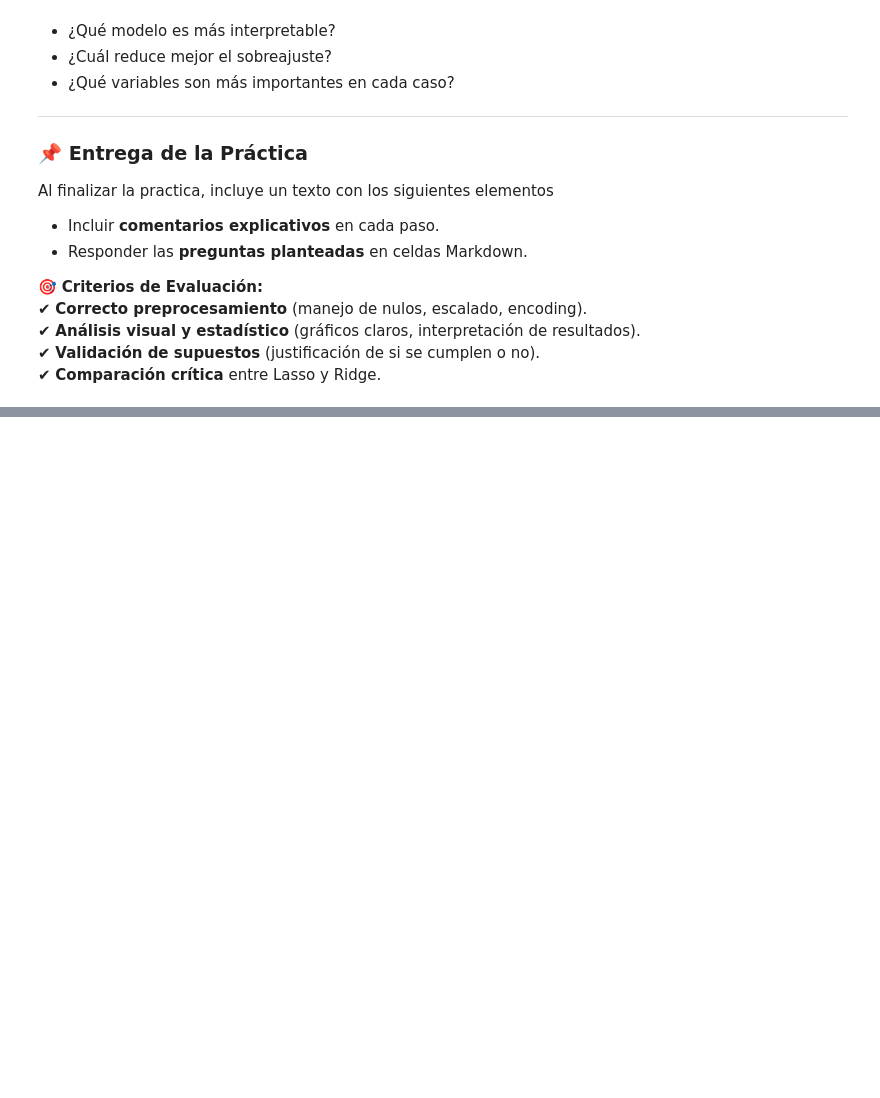
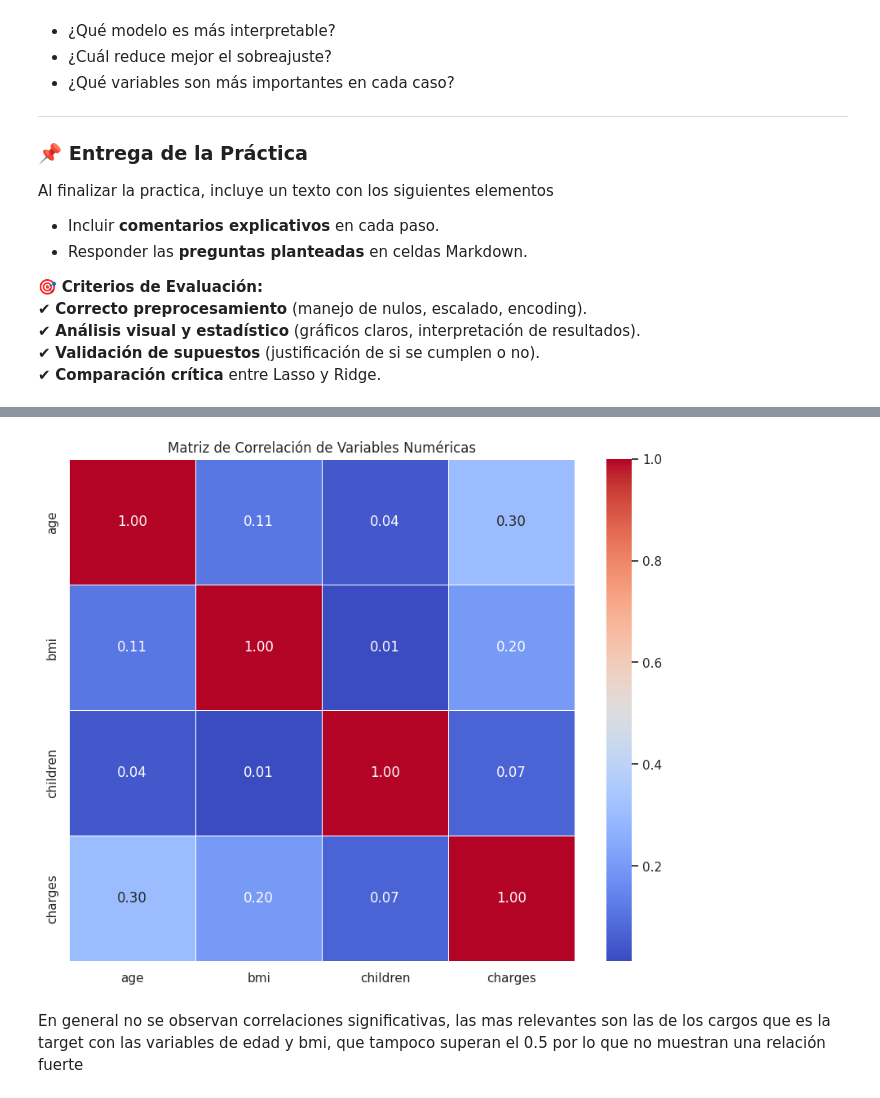
Before and after one commit to GustavoHDLC1/Colab_Files_PADP, a Jupyter notebook: practicasregresionlasso_ridge.ipynb, the cells around one changed output, grey strips where cells are left out. Cells and saved outputs as stored; diff of their text form; code cells hidden in the pictures; blank space fills up the shorter version.

```diff
--- a/practicasregresionlasso_ridge.ipynb
+++ b/practicasregresionlasso_ridge.ipynb
@@ -86,0 +226,6 @@ Mounted at /content/drive
+# %%
+# Calcular la matriz de correlación
+corr_matrix = df[var_num].corr()
+# Mostrar la matriz de correlación
+print("Matriz de correlación:")
+corr_matrix
@@ -86,0 +239,10 @@ Mounted at /content/drive
+# %%
+# Visualizar la matriz de correlación con un heatmap
+plt.figure(figsize=(10, 8))
+sns.heatmap(corr_matrix, annot=True, cmap='coolwarm', fmt='.2f', linewidths=0.5)
+plt.title('Matriz de Correlación de Variables Numéricas')
+plt.show()
+# %% [output]
+[figure, added]
+# %% [markdown]
+En general no se observan correlaciones significativas, las mas relevantes son las de los cargos que es la target con las variables de edad y bmi, que tampoco superan el 0.5 por lo que no muestran una relación fuerte
```
Also changed, not shown: parts of 51 cells of this notebook.
